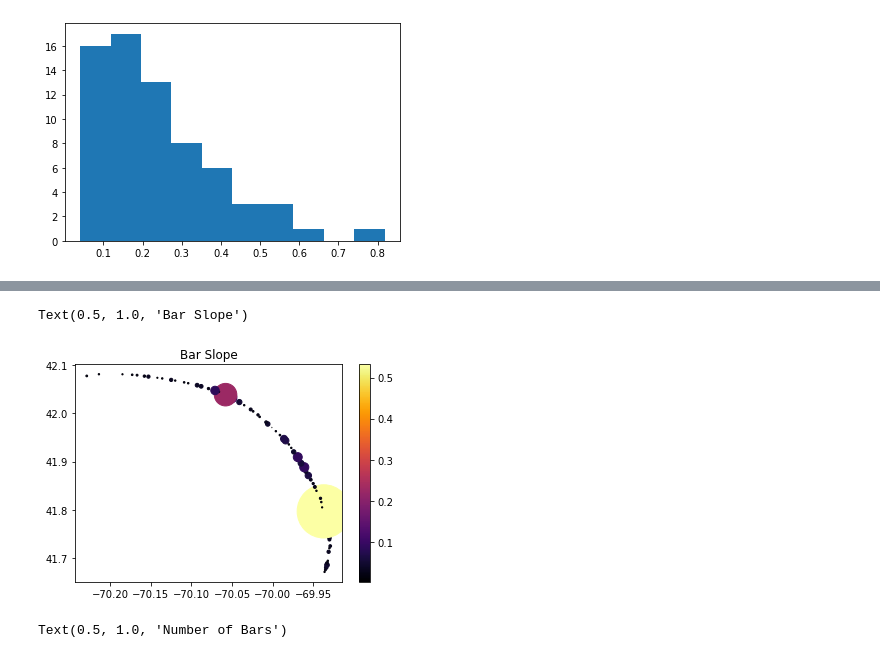
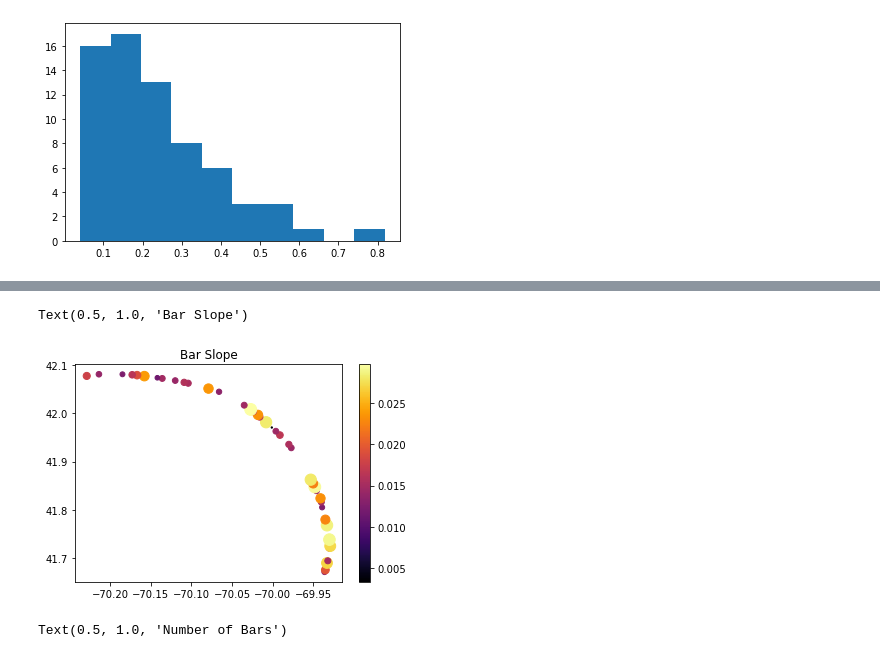
Before and after one commit to csherwood-usgs/runup, a Jupyter notebook: cc_profile_plots.ipynb, the cells around one changed output, grey strips where cells are left out. Cells and saved outputs as stored; diff of their text form; code cells hidden in the pictures.

```diff
--- a/cc_profile_plots.ipynb
+++ b/cc_profile_plots.ipynb
@@ -212,10 +247,12 @@ stat_summary(ht_slope, iprint=True)
 # %%
-plt.scatter(lon,lat,(100*ht_slope)**2,ht_slope,cmap='inferno')
+# trim off really big ones
+ok = np.argwhere(ht_slope<=.03)
+plt.scatter(lon[ok],lat[ok],(400*ht_slope[ok])**2,ht_slope[ok],cmap='inferno')
 plt.colorbar()
 plt.title('Bar Slope')
 # %% [output]
 Text(0.5, 1.0, 'Bar Slope')
-[figure, old version]
+[figure, new version]
 # %%
 plt.scatter(lon,lat,4*nb**2,nb,cmap='inferno')
 plt.colorbar()
```
Also changed, not shown: parts of 9 cells of this notebook, 2 other files.
